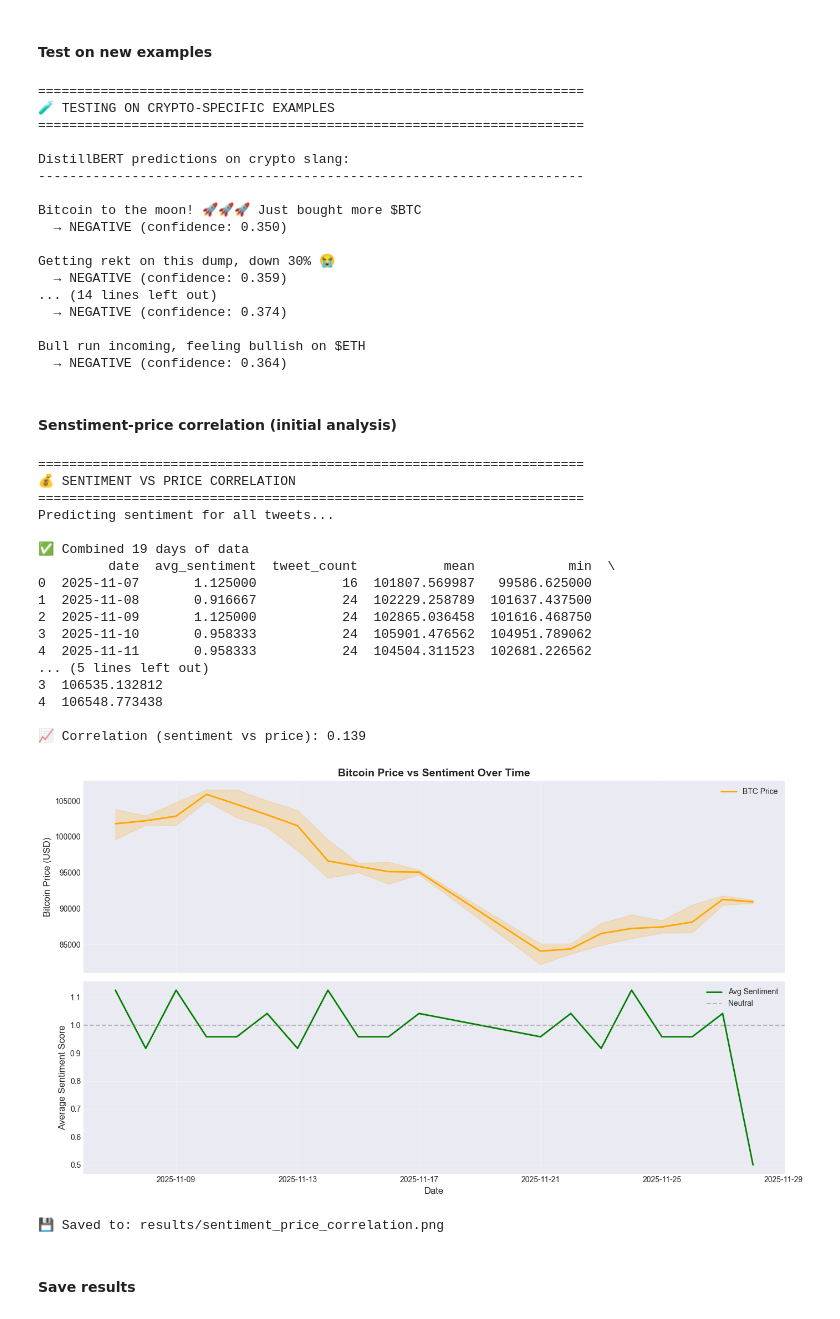
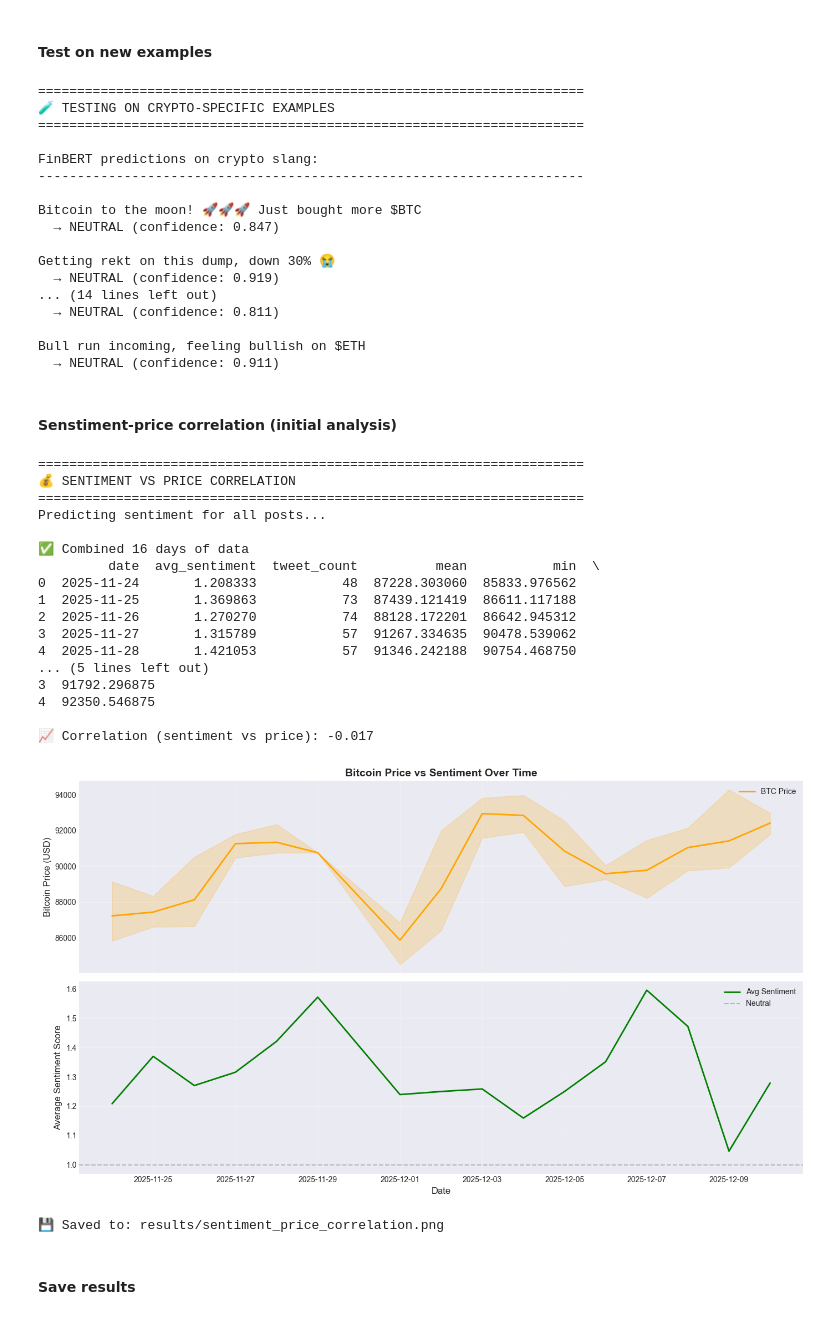
Before and after one commit to hailyyang/crypto-sentiment-classifier, a Jupyter notebook: notebooks/02_model_training.ipynb, the cells around one changed output. Saved outputs shown, nothing was run; the diff lists cells and outputs as text; code cells hidden in the pictures.

```diff
--- a/notebooks/02_model_training.ipynb
+++ b/notebooks/02_model_training.ipynb
@@ -69,11 +43,11 @@ print(f"Using device: {'cuda' if torch.cuda.is_available() else 'cpu'}")
 print(f"PyTorch version: {torch.__version__}")
 
 # Load Week 1 data
-tweets_df = pd.read_csv('../data/processed/tweets_with_sentiment.csv')
+reddit_df = pd.read_csv('../data/processed/reddit_with_sentiment.csv')
 btc_prices = pd.read_csv('../data/raw/btc_prices.csv')
 btc_prices['timestamp'] = pd.to_datetime(btc_prices['timestamp'])
 
-print(f"\n✅ Loaded {len(tweets_df)} tweets")
+print(f"\n✅ Loaded {len(reddit_df)} Reddit posts")
 print(f"✅ Loaded {len(btc_prices)} price points")
 # %% [output]
 Using device: cpu
@@ -174,16 +148,16 @@ print("="*70)
 
 # map sentiment to numeric labels
 label_map = {'negative': 0, 'neutral': 1, 'positive': 2}
-tweets_df['label'] = tweets_df['sentiment'].map(label_map)
+reddit_df['label'] = reddit_df['sentiment'].map(label_map)
 
 # balance the dataset
-min_samples = tweets_df['sentiment'].value_counts().min()
-balanced_df = tweets_df.groupby('sentiment', group_keys=False).apply(
+min_samples = reddit_df['sentiment'].value_counts().min()
+balanced_df = reddit_df.groupby('sentiment', group_keys=False).apply(
     lambda x: x.sample(min(len(x), min_samples))
 ).reset_index(drop=True)
 
-print(f"\nOriginal dataset: {len(tweets_df)} tweets")
-print(f"Balanced dataset: {len(balanced_df)} tweets")
+print(f"\nOriginal dataset: {len(reddit_df)} posts")
+print(f"Balanced dataset: {len(balanced_df)} posts")
 print("\nBalanced distribution:")
 print(balanced_df['sentiment'].value_counts())
 
@@ -191,9 +165,9 @@ print(balanced_df['sentiment'].value_counts())
 train_df, temp_df = train_test_split(balanced_df, test_size=0.3, random_state=42, stratify=balanced_df['label'])
 val_df, test_df = train_test_split(temp_df, test_size=0.5, random_state=42, stratify=temp_df['label'])
 
-print(f"\n✅ Train: {len(train_df)} tweets")
-print(f"✅ Val:   {len(val_df)} tweets")
-print(f"✅ Test:  {len(test_df)} tweets")
+print(f"\n✅ Train: {len(train_df)} posts")
+print(f"✅ Val:   {len(val_df)} posts")
+print(f"✅ Test:  {len(test_df)} posts")
 # %% [output]
 ======================================================================
 🔧 PREPARING TRAINING DATA
@@ -216,13 +190,13 @@ Name: count, dtype: int64
 #### Load pre-trained model FinBERT
 # %%
 print("\n" + "="*70)
-print("🤖 LOADING DISTILLBERT MODEL")
+print("🤖 LOADING FINBERT MODEL")
 print("="*70)
 
-MODEL_NAME = 'distilbert-base-uncased'
+MODEL_NAME = 'ProsusAI/finbert'
 
 print(f'Loading {MODEL_NAME}')
-print('(This may take a minute on first run - downloading 50MB)')
+print('(This may take a minute on first run - downloading 500MB)')
 
 tokenizer = AutoTokenizer.from_pretrained(MODEL_NAME)
 model = AutoModelForSequenceClassification.from_pretrained(
@@ -292,7 +261,7 @@ print("="*70)
 # Training arguments
 training_args = TrainingArguments(
     output_dir="../models/finbert-crypto",
-    num_train_epochs=2,
+    num_train_epochs=3,
     per_device_train_batch_size=8,
     per_device_eval_batch_size=8,
     evaluation_strategy="epoch",
@@ -509,7 +486,7 @@ def predict_sentiment(text, model, tokenizer):
     confidence = probs[0][pred].item()
     return pred, confidence
 
-print("\nDistillBERT predictions on crypto slang:")
+print("\nFinBERT predictions on crypto slang:")
 print("-"*70)
 
 for text in test_examples:
@@ -522,19 +499,19 @@ for text in test_examples:
 🧪 TESTING ON CRYPTO-SPECIFIC EXAMPLES
 ======================================================================
 
-DistillBERT predictions on crypto slang:
+FinBERT predictions on crypto slang:
 ----------------------------------------------------------------------
 
 Bitcoin to the moon! 🚀🚀🚀 Just bought more $BTC
-  → NEGATIVE (confidence: 0.350)
+  → NEUTRAL (confidence: 0.847)
 
 Getting rekt on this dump, down 30% 😭
-  → NEGATIVE (confidence: 0.359)
+  → NEUTRAL (confidence: 0.919)
 ... (14 lines left out)
-  → NEGATIVE (confidence: 0.374)
+  → NEUTRAL (confidence: 0.811)
 
 Bull run incoming, feeling bullish on $ETH
-  → NEGATIVE (confidence: 0.364)
+  → NEUTRAL (confidence: 0.911)
 # %% [markdown]
 #### Senstiment-price correlation (initial analysis)
 # %%
@@ -542,8 +519,8 @@ print("\n" + "="*70)
 print("💰 SENTIMENT VS PRICE CORRELATION")
 print("="*70)
 
-# Apply FinBERT to ALL tweets (not just test set)
-print("Predicting sentiment for all tweets...")
+# Apply FinBERT to ALL posts (not just test set)
+print("Predicting sentiment for all posts...")
 
 def predict_batch(texts, model, tokenizer, batch_size=32):
     """Predict sentiment for multiple texts efficiently"""
@@ -557,13 +534,13 @@ def predict_batch(texts, model, tokenizer, batch_size=32):
         predictions.extend(preds)
     return predictions
 
-all_predictions = predict_batch(tweets_df['text_cleaned'].tolist(), model, tokenizer)
-tweets_df['finbert_label'] = all_predictions
-tweets_df['finbert_sentiment'] = tweets_df['finbert_label'].map(label_names)
+all_predictions = predict_batch(reddit_df['text_cleaned'].tolist(), model, tokenizer)
+reddit_df['finbert_label'] = all_predictions
+reddit_df['finbert_sentiment'] = reddit_df['finbert_label'].map(label_names)
 
 # Calculate daily average sentiment
-tweets_df['date'] = pd.to_datetime(tweets_df['timestamp']).dt.date
-daily_sentiment = tweets_df.groupby('date').agg({
+reddit_df['date'] = pd.to_datetime(reddit_df['timestamp']).dt.date
+daily_sentiment = reddit_df.groupby('date').agg({
     'finbert_label': 'mean',  # 0=neg, 1=neu, 2=pos, so mean gives sentiment score
     'text': 'count'
 }).rename(columns={'text': 'tweet_count', 'finbert_label': 'avg_sentiment'})
@@ -586,45 +563,45 @@ print(f"\n📈 Correlation (sentiment vs price): {correlation:.3f}")
 fig, (ax1, ax2) = plt.subplots(2, 1, figsize=(14, 8), sharex=True)
 
 # Plot 1: Price
 ax1.plot(combined['date'], combined['mean'], linewidth=2, color='orange', label='BTC Price')
 ax1.fill_between(combined['date'], combined['min'], combined['max'], alpha=0.2, color='orange')
 ax1.set_ylabel('Bitcoin Price (USD)', fontsize=12)
 ax1.set_title('Bitcoin Price vs Sentiment Over Time', fontsize=14, fontweight='bold')
 ax1.legend()
 ax1.grid(True, alpha=0.3)
 
 # Plot 2: Sentiment
 ax2.plot(combined['date'], combined['avg_sentiment'], linewidth=2, color='green', label='Avg Sentiment')
 ax2.axhline(y=1, color='gray', linestyle='--', alpha=0.5, label='Neutral')
 ax2.set_ylabel('Average Sentiment Score', fontsize=12)
 ax2.set_xlabel('Date', fontsize=12)
 ax2.legend()
 ax2.grid(True, alpha=0.3)
 
 plt.tight_layout()
 plt.savefig('../results/sentiment_price_correlation.png', dpi=300, bbox_inches='tight')
 plt.show()
 
 print("💾 Saved to: results/sentiment_price_correlation.png")
 # %% [output]
 ======================================================================
 💰 SENTIMENT VS PRICE CORRELATION
 ======================================================================
-Predicting sentiment for all tweets...
+Predicting sentiment for all posts...
 
-✅ Combined 19 days of data
-         date  avg_sentiment  tweet_count           mean            min  \
-0  2025-11-07       1.125000           16  101807.569987   99586.625000
-1  2025-11-08       0.916667           24  102229.258789  101637.437500
-2  2025-11-09       1.125000           24  102865.036458  101616.468750
-3  2025-11-10       0.958333           24  105901.476562  104951.789062
-4  2025-11-11       0.958333           24  104504.311523  102681.226562
+✅ Combined 16 days of data
+         date  avg_sentiment  tweet_count          mean           min  \
+0  2025-11-24       1.208333           48  87228.303060  85833.976562
+1  2025-11-25       1.369863           73  87439.121419  86611.117188
+2  2025-11-26       1.270270           74  88128.172201  86642.945312
+3  2025-11-27       1.315789           57  91267.334635  90478.539062
+4  2025-11-28       1.421053           57  91346.242188  90754.468750
 ... (5 lines left out)
-3  106535.132812
-4  106548.773438
+3  91792.296875
+4  92350.546875
 
-📈 Correlation (sentiment vs price): 0.139
+📈 Correlation (sentiment vs price): -0.017
-[figure, old version]
+[figure, new version]
 💾 Saved to: results/sentiment_price_correlation.png
 # %% [markdown]
 #### Save results
```
Also changed, not shown: parts of 12 cells of this notebook.
